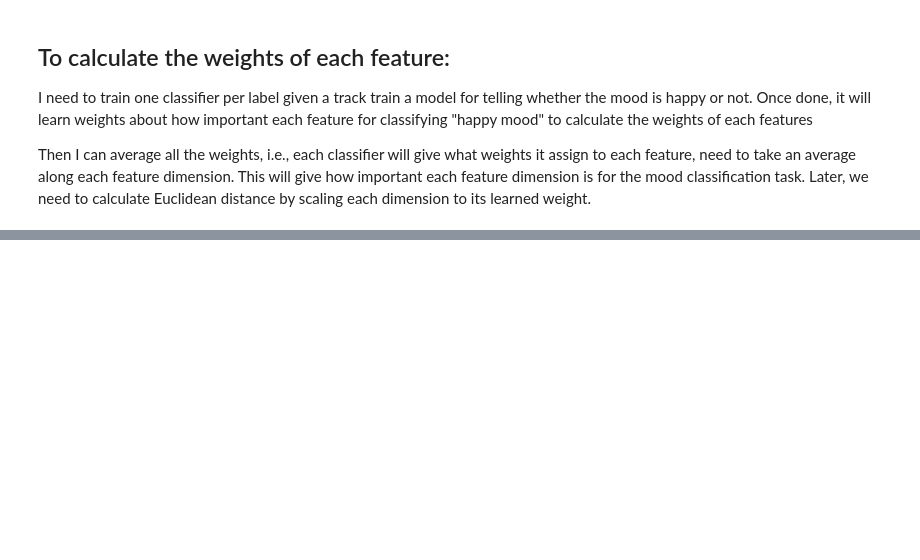
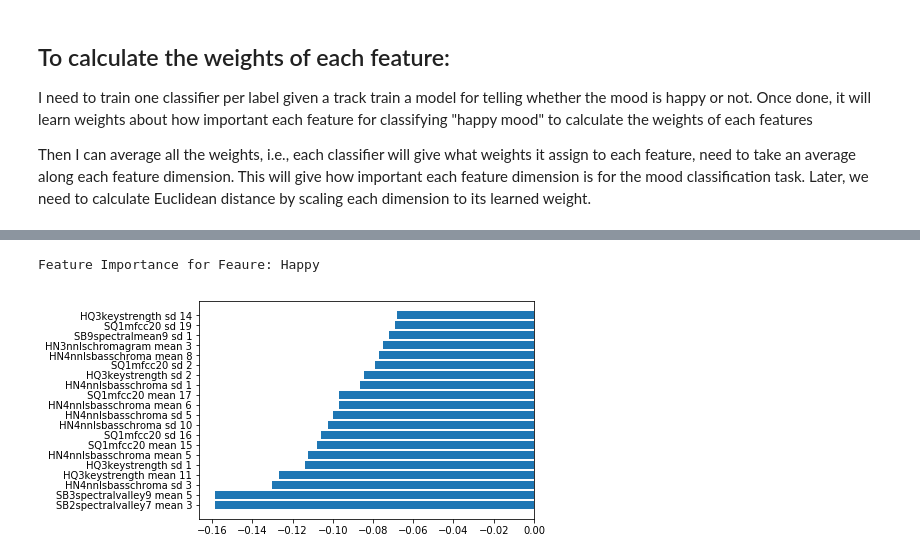
Before and after one commit to yardstick17/linear_models, a Jupyter notebook: ridge_classifier/classifier.ipynb, the cells around one changed output, grey strips where cells are left out. Cells and saved outputs as stored; diff of their text form; code cells hidden in the pictures; blank space fills up the shorter version.

```diff
--- a/ridge_classifier/classifier.ipynb
+++ b/ridge_classifier/classifier.ipynb
@@ -139,0 +157,5 @@ Then I can average all the weights, i.e., each classifier will give what weights
+# %%
+label_feature_importances('Happy')
+# %% [output]
+Feature Importance for Feaure: Happy
+[figure, added]
```
Also changed, not shown: parts of 18 cells of this notebook, 1 other file.
